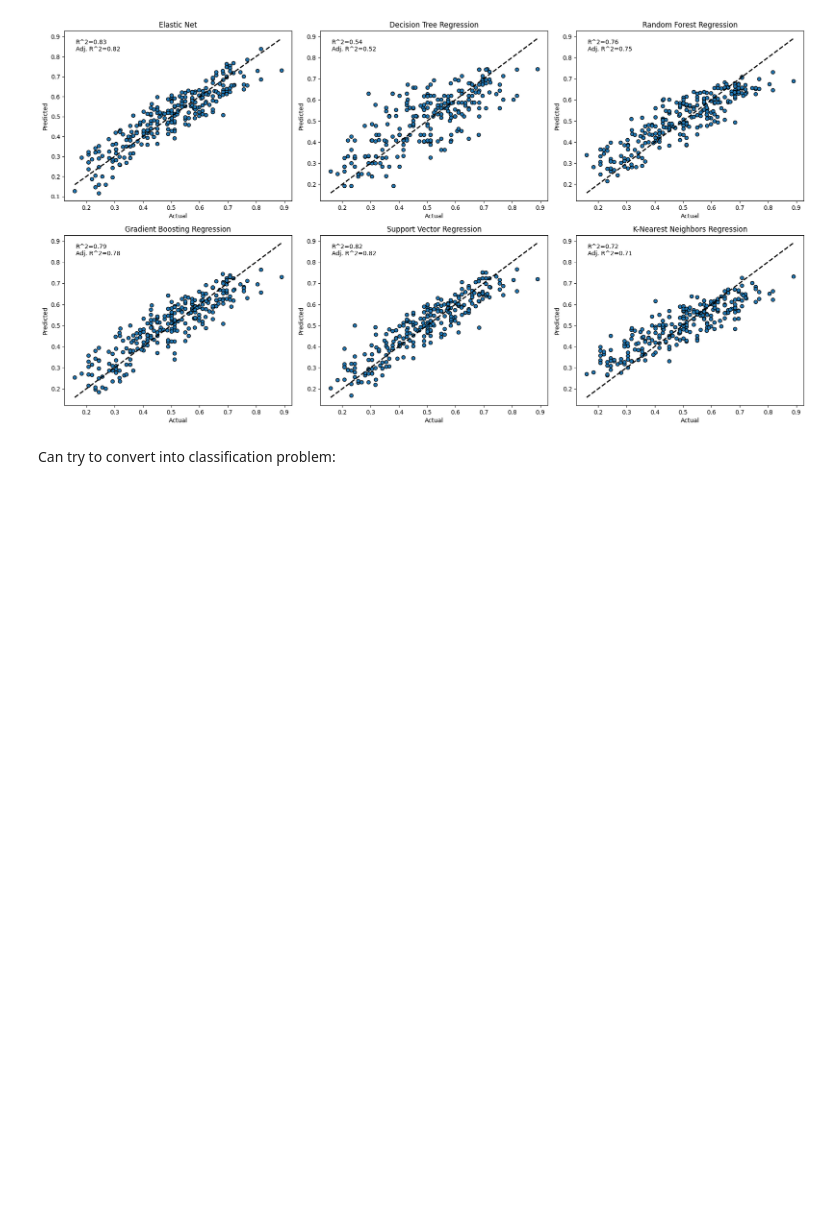
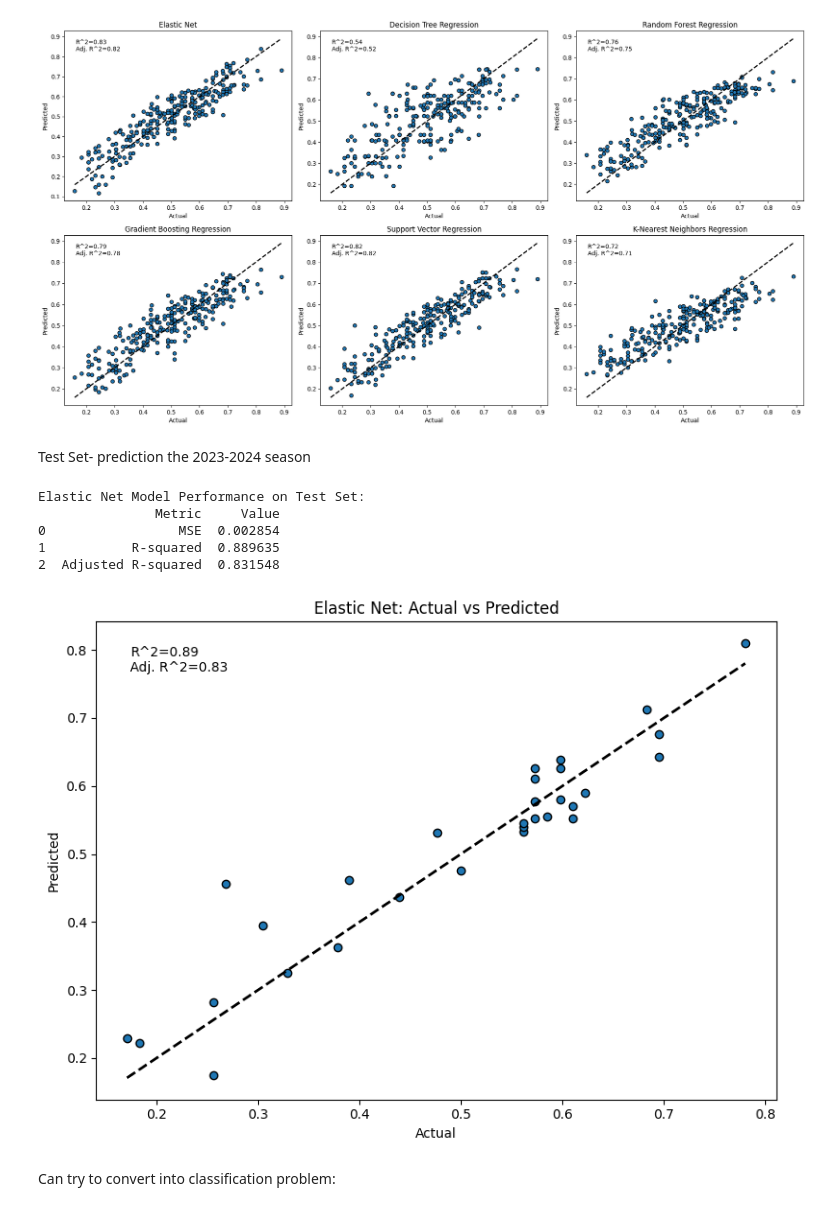
Before and after one commit to ChinmayVar/FinalProject156, a Jupyter notebook: final_proj.ipynb, the cells around one changed output. Saved outputs shown, nothing was run; the diff lists cells and outputs as text; code cells hidden in the pictures; blank space fills up the shorter version.

Commit message:
ran model on test set

```diff
--- a/final_proj.ipynb
+++ b/final_proj.ipynb
@@ -404,6 +404,53 @@ Model Performance Comparison:
 4       Support Vector Regression  0.004084   0.824760            0.817397
 5  K-Nearest Neighbors Regression  0.006516   0.720410            0.708662
 [figure]
+# %% [markdown]
+Test Set- prediction the 2023-2024 season
+# %%
+# Transform the test data using the same steps
+X_test = scaler.transform(X_test)  # Standardize
+X_test_tilde = X_test - mu  # Center
+X_test_tilde_pca = pca.transform(X_test_tilde)  # Apply PCA
+
+# Use the trained and optimized Elastic Net model
+elastic_net_model = models['Elastic Net']
+y_test_pred = elastic_net_model.predict(X_test_tilde_pca)
+
+# Evaluate the performance on the test set
+mse_test = mean_squared_error(y_test, y_test_pred)
+r2_test = r2_score(y_test, y_test_pred)
+n_test = X_test_tilde_pca.shape[0]
+p_test = X_test_tilde_pca.shape[1]
+adj_r2_test = 1 - (1 - r2_test) * (n_test - 1) / (n_test - p_test - 1)
+
+# Display test results
+test_results = pd.DataFrame({
+    'Metric': ['MSE', 'R-squared', 'Adjusted R-squared'],
+    'Value': [mse_test, r2_test, adj_r2_test]
+})
+
+print("Elastic Net Model Performance on Test Set:")
+print(test_results)
+
+# Plotting actual vs predicted values for the test set
+plt.figure(figsize=(8, 6))
+plt.scatter(y_test, y_test_pred, edgecolors=(0, 0, 0))
+plt.plot([y_test.min(), y_test.max()], [y_test.min(), y_test.max()], 'k--', lw=2)
+plt.xlabel('Actual')
+plt.ylabel('Predicted')
+plt.title('Elastic Net: Actual vs Predicted')
+plt.text(0.05, 0.95, f'R^2={r2_test:.2f}\nAdj. R^2={adj_r2_test:.2f}',
+         transform=plt.gca().transAxes,
+         verticalalignment='top')
+plt.tight_layout()
+plt.show()
+# %% [output]
+Elastic Net Model Performance on Test Set:
+               Metric     Value
+0                 MSE  0.002854
+1           R-squared  0.889635
+2  Adjusted R-squared  0.831548
+[figure, added]
 # %% [markdown]
 Can try to convert into classification problem:
 # %%
```
